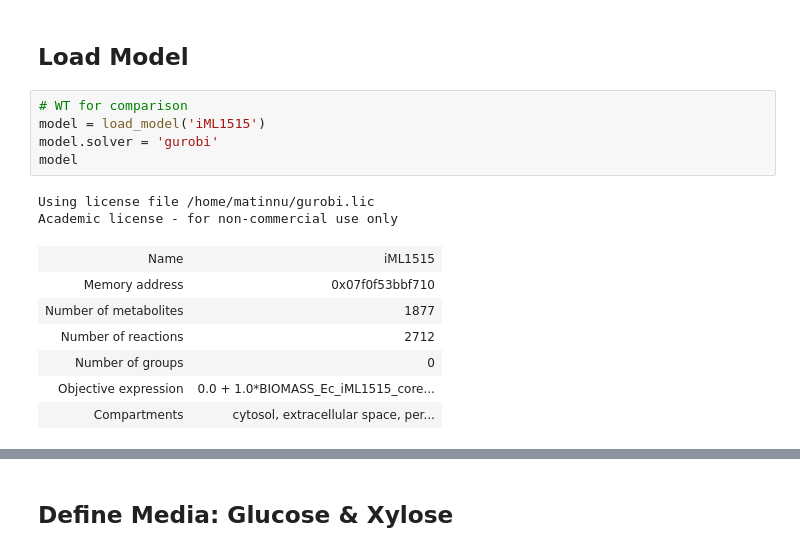
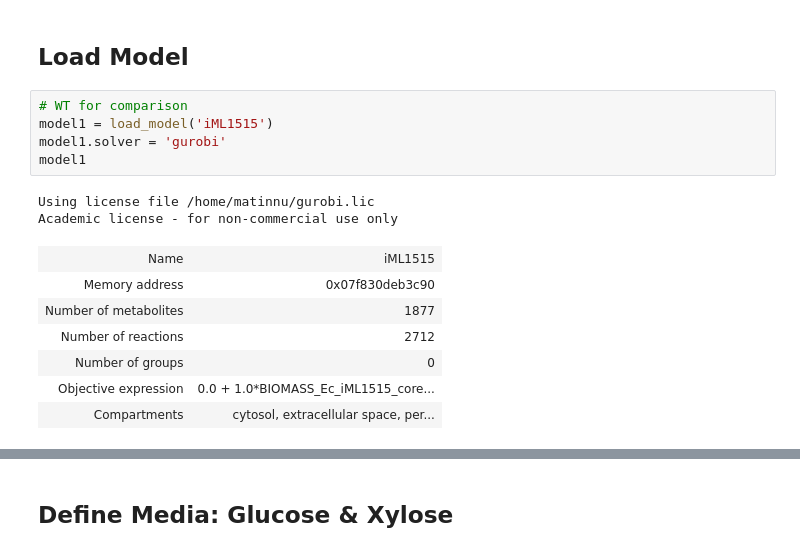
Before and after one commit to matinnuhamunada/co_culture_model, a Jupyter notebook: 01-0_simulation_xylitol_strain.ipynb, the cells around one changed output, grey strips where cells are left out. Saved outputs shown, nothing was run; the diff lists cells and outputs as text.

```diff
--- a/01-0_simulation_xylitol_strain.ipynb
+++ b/01-0_simulation_xylitol_strain.ipynb
@@ -54,14 +67,14 @@ def run_series_simulation(experiment, model, mutant, target, metabolite):
 ## Load Model
 # %%
 # WT for comparison
-model = load_model('iML1515')
-model.solver = 'gurobi'
-model
+model1 = load_model('iML1515')
+model1.solver = 'gurobi'
+model1
 # %% [output]
 Using license file /home/matinnu/gurobi.lic
 Academic license - for non-commercial use only
 | Name | iML1515 |
-| Memory address | 0x07f0f53bbf710 |
+| Memory address | 0x07f830deb3c90 |
 | Number of metabolites | 1877 |
 | Number of reactions | 2712 |
 | Number of groups | 0 |
```
Also changed, not shown: parts of 39 cells of this notebook, 5 other files.
